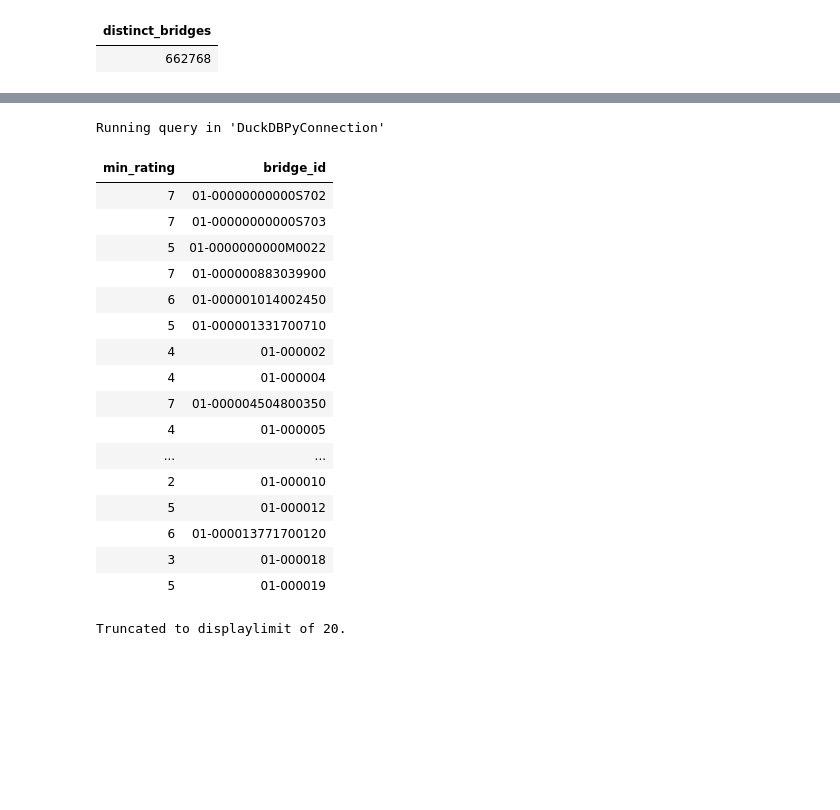
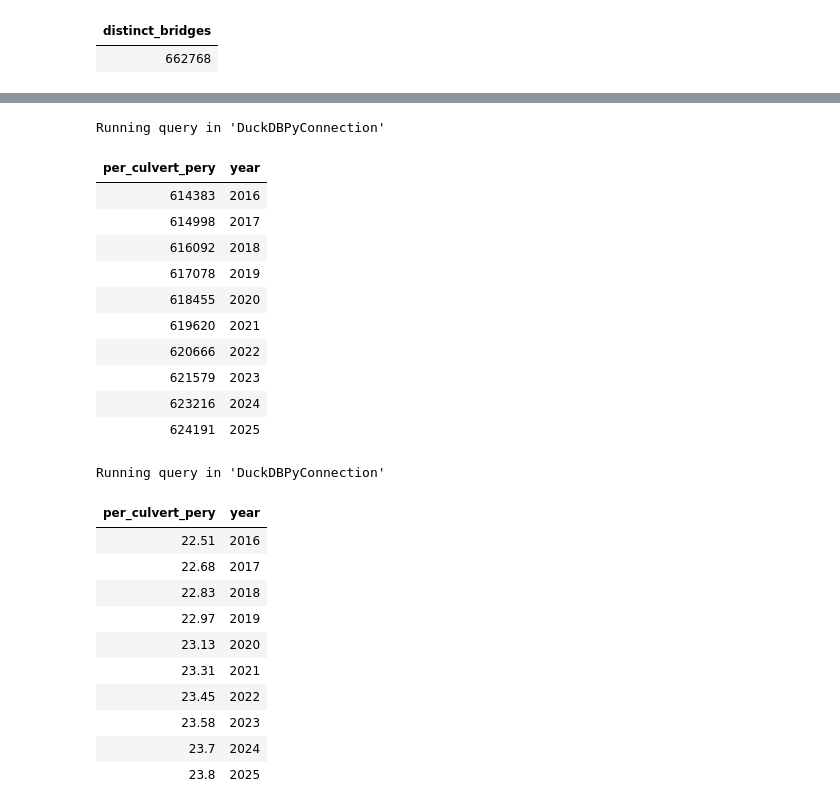
Before and after one commit to AHichem/bridge-deterioration-nbi, a Jupyter notebook: notebooks/02_sql_model.ipynb, the cells around one changed output, grey strips where cells are left out. Cells and saved outputs as stored; diff of their text form; code cells hidden in the pictures; blank space fills up the shorter version.

```diff
--- a/notebooks/02_sql_model.ipynb
+++ b/notebooks/02_sql_model.ipynb
@@ -278,25 +278,20 @@ Running query in 'DuckDBPyConnection'
 | 2025 | 764 | 431 | 1209 | 7118 | 32160 | 112275 | 197447 | 215168 | 48731 | 8890 |
 # %%
 %%sql
-SELECT min_rating, bridge_id FROM inspections
-WHERE year=2017;
+-- Q4 — part de ponceaux
+SELECT COUNT (DISTINCT bridge_id) AS per_culvert_pery, year FROM inspections
+GROUP BY year,
+ORDER BY year;
 # %% [output]
 Running query in 'DuckDBPyConnection'
-| min_rating | bridge_id |
-| 7 | 01-00000000000S702 |
-| 7 | 01-00000000000S703 |
-| 5 | 01-0000000000M0022 |
-| 7 | 01-000000883039900 |
-| 6 | 01-000001014002450 |
-| 5 | 01-000001331700710 |
-| 4 | 01-000002 |
-| 4 | 01-000004 |
-| 7 | 01-000004504800350 |
-| 4 | 01-000005 |
-| ... | ... |
-| 2 | 01-000010 |
-| 5 | 01-000012 |
-| 6 | 01-000013771700120 |
-| 3 | 01-000018 |
-| 5 | 01-000019 |
+| per_culvert_pery | year |
+| 614383 | 2016 |
+| 614998 | 2017 |
+| 616092 | 2018 |
+| 617078 | 2019 |
+| 618455 | 2020 |
+| 619620 | 2021 |
+| 620666 | 2022 |
+| 621579 | 2023 |
+| 623216 | 2024 |
+| 624191 | 2025 |
-Truncated to displaylimit of 20.
@@ -305,0 +298,19 @@ Truncated to displaylimit of 20.
+# %%
+%%sql
+-- Percentage of culvert per year
+SELECT ROUND( COUNT (is_culvert) FILTER (WHERE is_culvert==1) / COUNT (*) *100,2) AS per_culvert_pery, year FROM inspections
+GROUP BY year,
+ORDER BY year;
+# %% [output]
+Running query in 'DuckDBPyConnection'
+| per_culvert_pery | year |
+| 22.51 | 2016 |
+| 22.68 | 2017 |
+| 22.83 | 2018 |
+| 22.97 | 2019 |
+| 23.13 | 2020 |
+| 23.31 | 2021 |
+| 23.45 | 2022 |
+| 23.58 | 2023 |
+| 23.7 | 2024 |
+| 23.8 | 2025 |
```
Also changed, not shown: parts of 2 cells of this notebook.
